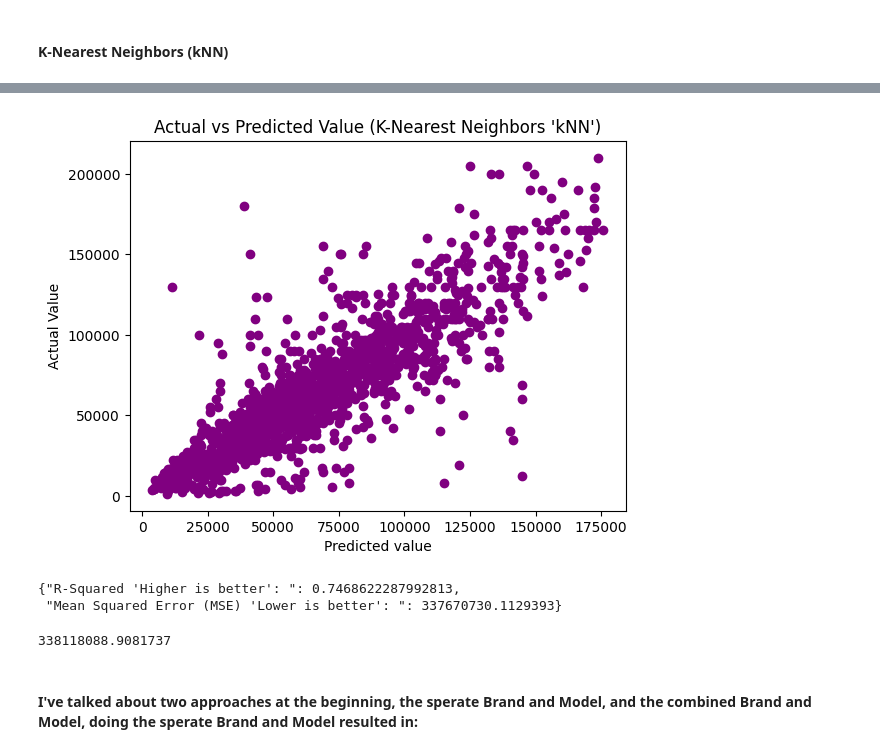
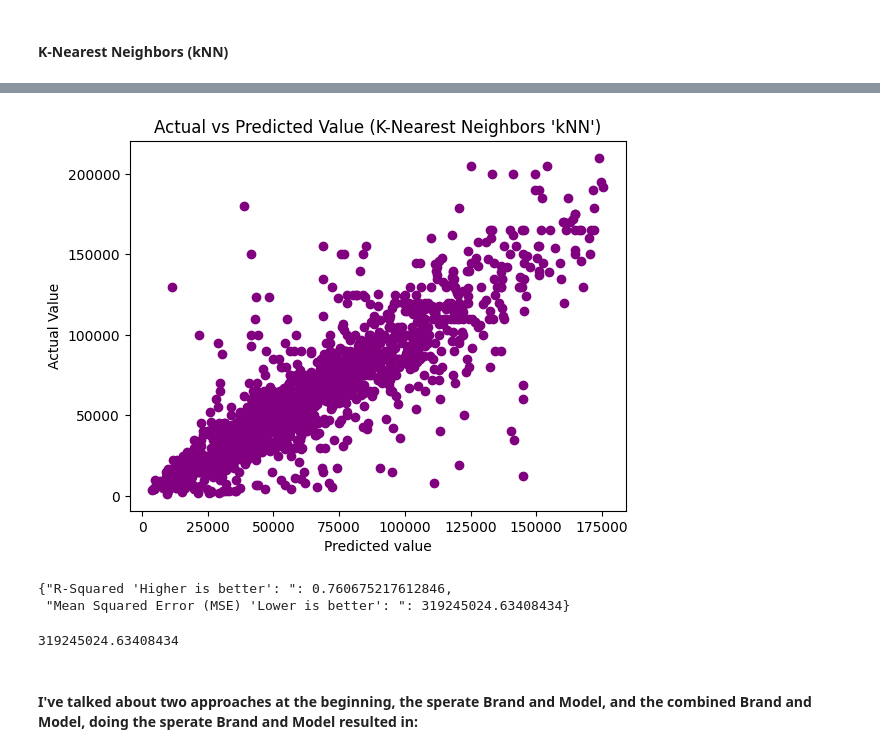
Before and after one commit to iMohammadSawalha/car-price-prediction-ml, a Jupyter notebook: price_predection_model.ipynb, the cells around one changed output, grey strips where cells are left out. Drawn from its saved outputs; the diff is of its cells as text; code cells hidden in the pictures.

```diff
--- a/price_predection_model.ipynb
+++ b/price_predection_model.ipynb
@@ -1060,22 +1060,22 @@ for number in range(1,30):
 # %%
-kNN_regressor = KNeighborsRegressor(n_neighbors=7)
+kNN_regressor = KNeighborsRegressor(n_neighbors=8)
 kNN_regressor.fit(X_train,Y_train)
 
 plt.scatter(kNN_regressor.predict(X_test),Y_test, color = 'purple')
 plt.title("Actual vs Predicted Value (K-Nearest Neighbors 'kNN')")
 plt.xlabel('Predicted value')
 plt.ylabel('Actual Value')
 plt.show()
 
 {"R-Squared 'Higher is better': ":kNN_regressor.score(X_test,Y_test),"Mean Squared Error (MSE) 'Lower is better': ":mean_squared_error(Y_test,kNN_regressor.predict(X_test))}
 # %% [output]
-[figure, old version]
+[figure, new version]
-{"R-Squared 'Higher is better': ": 0.7468622287992813,
- "Mean Squared Error (MSE) 'Lower is better': ": 337670730.1129393}
+{"R-Squared 'Higher is better': ": 0.760675217612846,
+ "Mean Squared Error (MSE) 'Lower is better': ": 319245024.63408434}
 # %%
 mean_squared_error(Y_test,kNN_regressor.predict(X_test))
 # %% [output]
-338118088.9081737
+319245024.63408434
 # %% [markdown]
 #### I've talked about two approaches at the beginning, the sperate Brand and Model, and the combined Brand and Model, doing the sperate Brand and Model resulted in:
 # %% [markdown]
```
Also changed, not shown: parts of 8 cells of this notebook.
